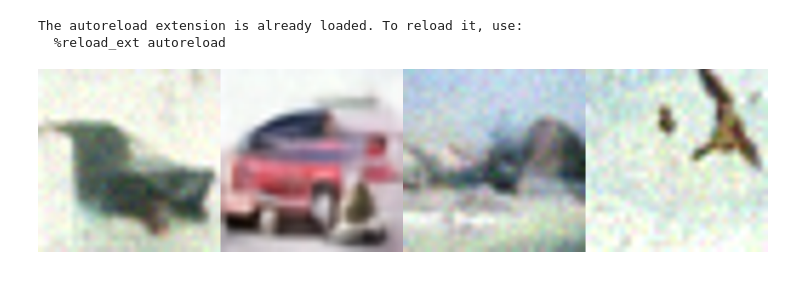
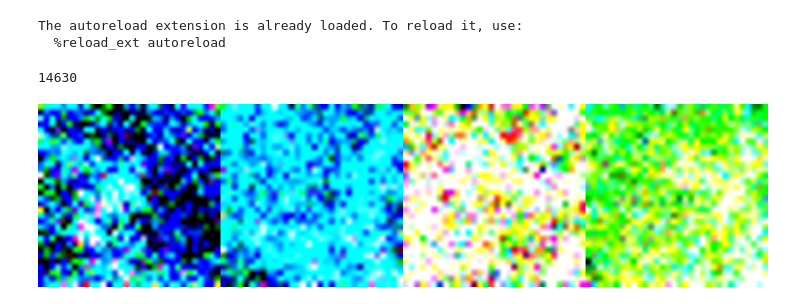
Before and after one commit to min-hieu/HelloScore, a Jupyter notebook: image_diffusion/Untitled.ipynb, the cells around one changed output. Drawn from its saved outputs; the diff is of its cells as text; code cells hidden in the pictures.

```diff
--- a/image_diffusion/Untitled.ipynb
+++ b/image_diffusion/Untitled.ipynb
@@ -14,9 +16,10 @@ The autoreload extension is already loaded. To reload it, use:
 # %%
 device = "cuda:0"
 net = UNet(1000, ch=128, ch_mult=[1,2,2,2], attn=[1], num_res_blocks=4, dropout=0.1)
-var_scheduler = VarianceScheduler(1000)
+var_scheduler = DDIMScheduler(1000, 1e-4, 0.02, "linear")
+var_scheduler.set_timesteps(20)
 model = Diffusion(net, var_scheduler)
-ckpt = torch.load("./results/06-29-145005/last.ckpt", map_location="cpu")
+ckpt = torch.load("./results/afhq-diffusion-07-03-135512/last.ckpt", map_location="cpu")
 model.load_state_dict(ckpt)
 
 model.eval()
@@ -26,0 +28,4 @@ samples = model.ddim_sample(4, 50)
+# %%
+len(train_ds)
+# %% [output]
+14630
@@ -26,0 +36,2 @@ samples = model.ddim_sample(4, 50)
+# %%
+samples = model.sample(4,)
@@ -27,6 +40,7 @@ samples = model.ddim_sample(4, 50)
 # %%
-samples2 = torch.clamp(samples, 0, 1)
-imgs = [to_pil_image(samples2[i]).resize((256,256)) for i in range(len(samples2))]
+samples2 = tensor_to_pil_image(samples)
+# imgs = [to_pil_image(samples2[i]).resize((256,256)) for i in range(len(samples2))]
+imgs = [x.resize((256,256)) for x in samples2]
 jutils.imageutil.merge_images(imgs)
 # %% [output]
-[figure, old version]
+[figure, new version]
```
Also changed, not shown: parts of 5 cells of this notebook, 7 other files.
